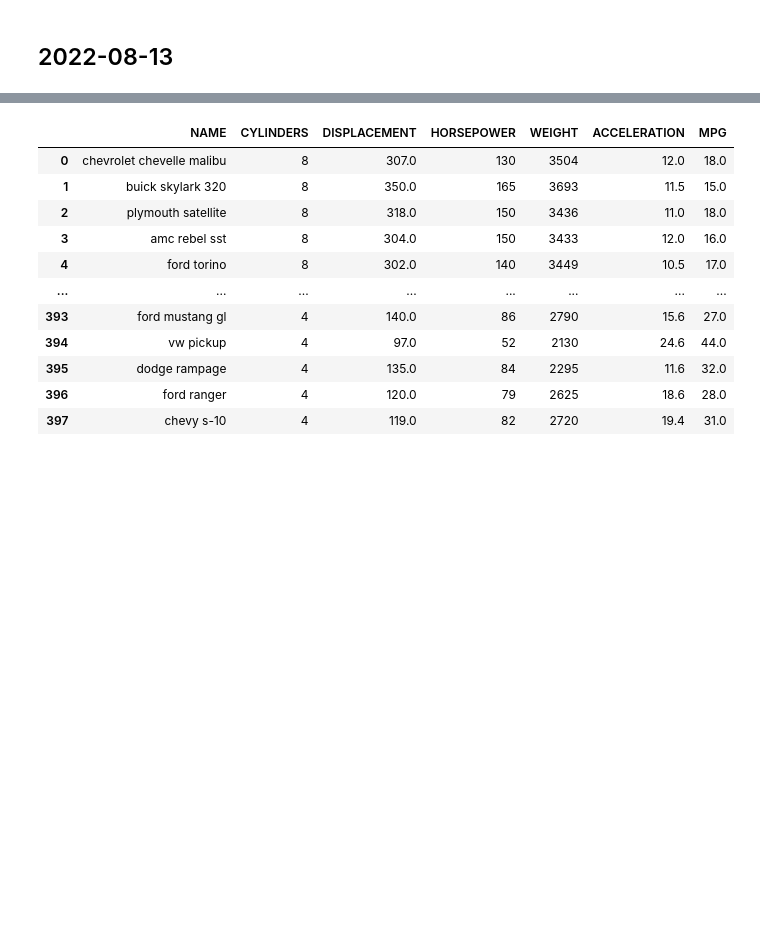
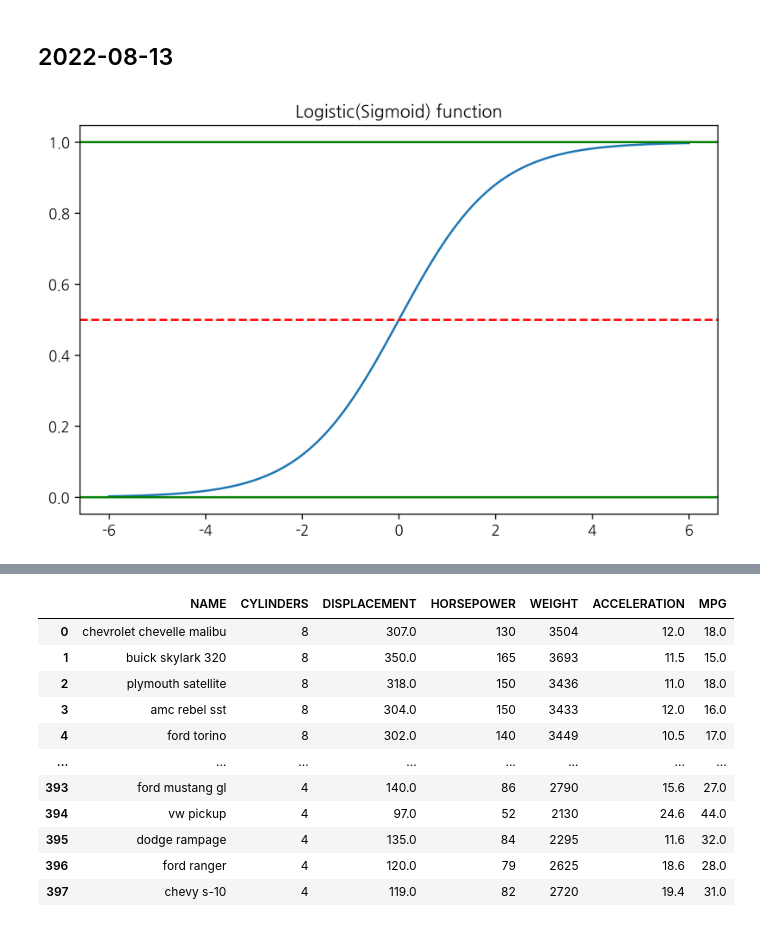
Before and after one commit to tigerkey10/bioinfo.github.io, a Jupyter notebook: 2022-08-13-regression.ipynb, the cells around one changed output, grey strips where cells are left out. Cells and saved outputs as stored; diff of their text form; code cells hidden in the pictures; blank space fills up the shorter version.

```diff
--- a/2022-08-13-regression.ipynb
+++ b/2022-08-13-regression.ipynb
@@ -1,2 +1,17 @@
 # %% [markdown]
 ## 2022-08-13
+# %%
+import numpy as np
+def logistic(x) :
+    return 1/(1+np.e**(-x))
+xx = np.linspace(-6, 6, 100000)
+yy = logistic(xx)
+
+plt.plot(xx, yy)
+plt.title('Logistic(Sigmoid) function')
+plt.axhline(0.5, c='r', ls='--')
+plt.axhline(1, c='g')
+plt.axhline(0, c='g')
+plt.show()
+# %% [output]
+[figure, added]
```
Also changed, not shown: parts of 2 cells of this notebook, 1 other file.
